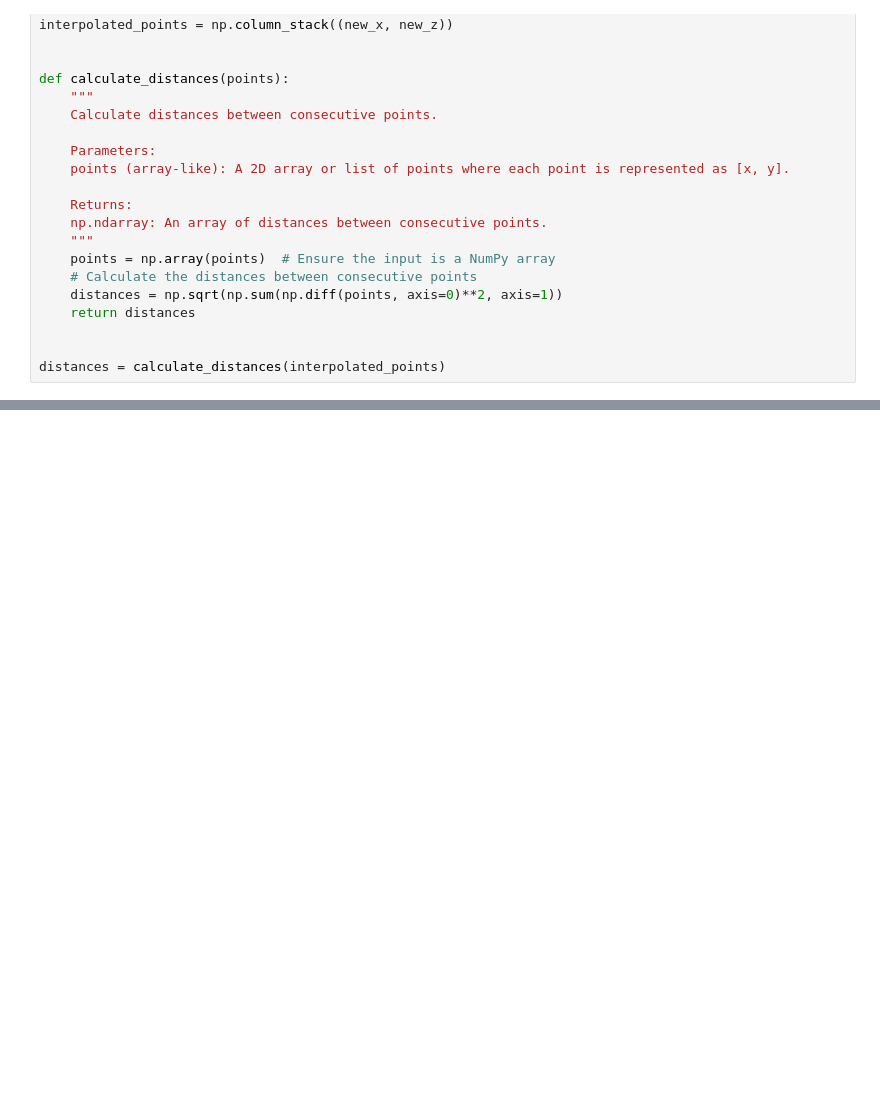
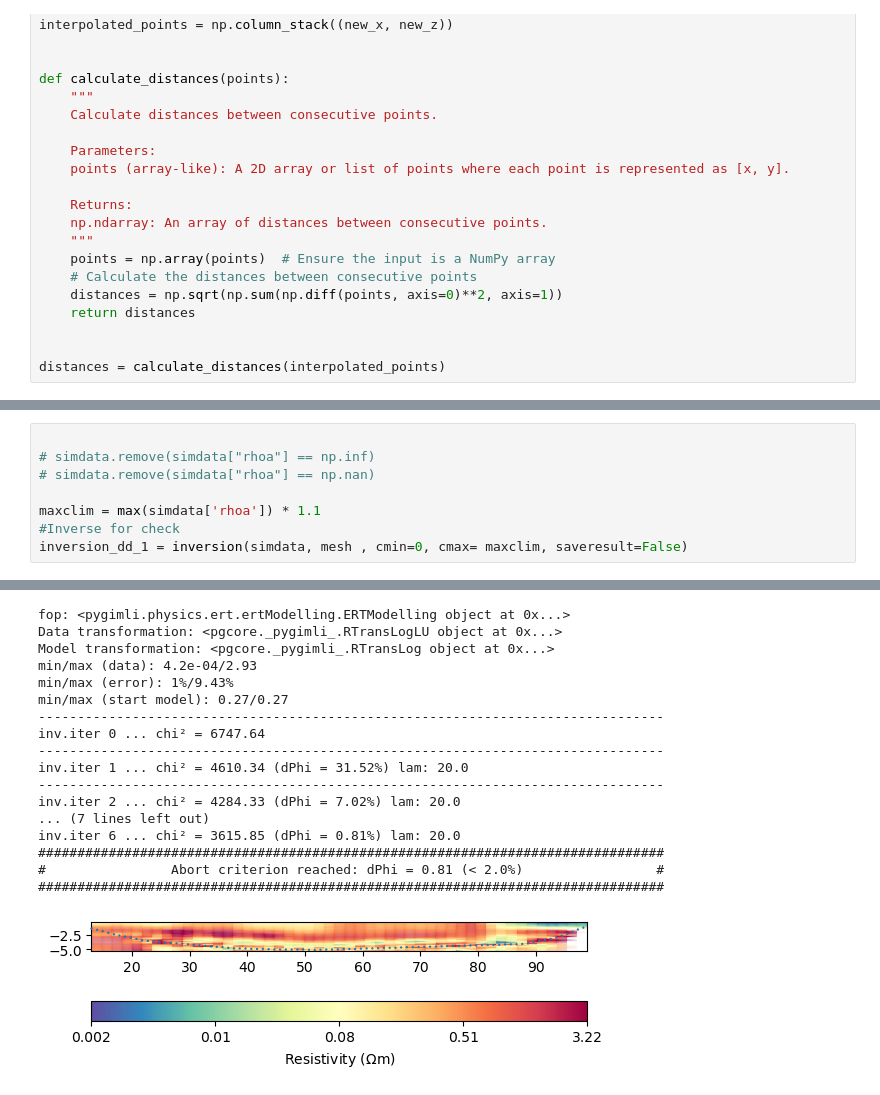
Before and after one commit to Deltares-research/SaltSimulator, a Jupyter notebook: notebooks/kornwerderzand.ipynb, the cells around one changed output, grey strips where cells are left out. Cells and saved outputs as stored; diff of their text form; blank space fills up the shorter version.

```diff
--- a/notebooks/kornwerderzand.ipynb
+++ b/notebooks/kornwerderzand.ipynb
@@ -242,0 +228,9 @@ chi² = 4771.76 (dPhi = 0.00%) lam: 20.0
+# %%
+
+# simdata.remove(simdata["rhoa"] == np.inf)
+# simdata.remove(simdata["rhoa"] == np.nan)
+
+maxclim = max(simdata['rhoa']) * 1.1
+#Inverse for check
+inversion_dd_1 = inversion(simdata, mesh , cmin=0, cmax= maxclim, saveresult=False)
+# %% [output]
@@ -242,0 +245,18 @@ chi² = 4771.76 (dPhi = 0.00%) lam: 20.0
+fop: <pygimli.physics.ert.ertModelling.ERTModelling object at 0x...>
+Data transformation: <pgcore._pygimli_.RTransLogLU object at 0x...>
+Model transformation: <pgcore._pygimli_.RTransLog object at 0x...>
+min/max (data): 4.2e-04/2.93
+min/max (error): 1%/9.43%
+min/max (start model): 0.27/0.27
+--------------------------------------------------------------------------------
+inv.iter 0 ... chi² = 6747.64
+--------------------------------------------------------------------------------
+inv.iter 1 ... chi² = 4610.34 (dPhi = 31.52%) lam: 20.0
+--------------------------------------------------------------------------------
+inv.iter 2 ... chi² = 4284.33 (dPhi = 7.02%) lam: 20.0
+... (7 lines left out)
+inv.iter 6 ... chi² = 3615.85 (dPhi = 0.81%) lam: 20.0
+################################################################################
+#                Abort criterion reached: dPhi = 0.81 (< 2.0%)                 #
+################################################################################
+[figure, added]
```
Also changed, not shown: parts of 9 cells of this notebook, 12 other files.
